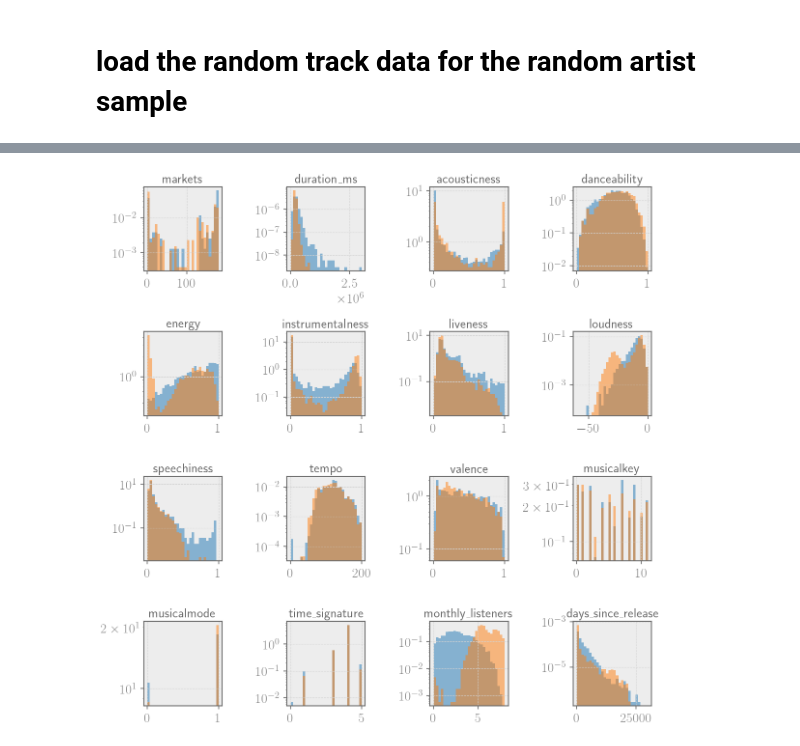
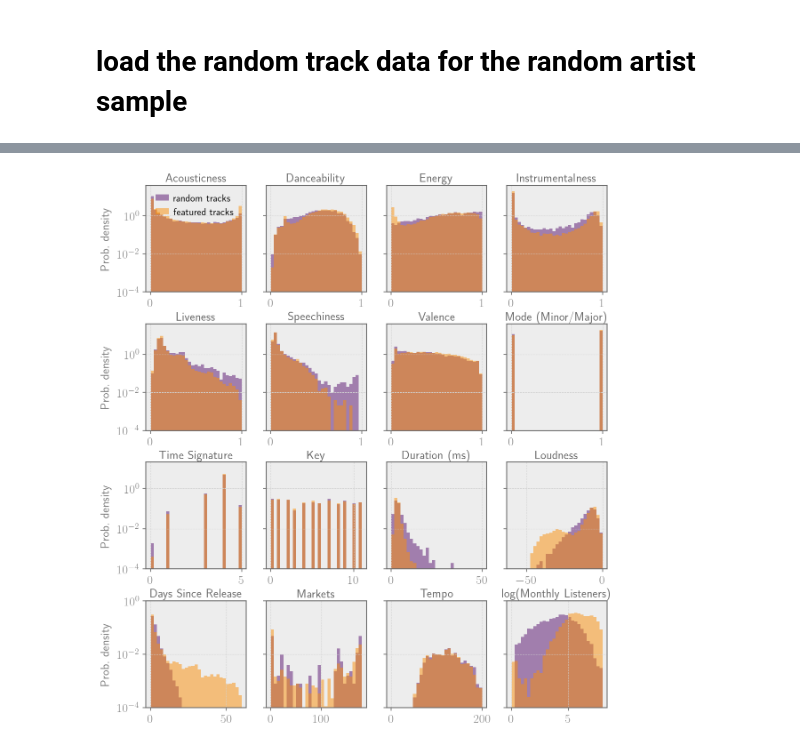
Before and after one commit to sjeffreson/serch, a Jupyter notebook: Editorial-tracks_dstrbns.ipynb, the cells around one changed output, grey strips where cells are left out. Drawn from its saved outputs; the diff is of its cells as text; code cells hidden in the pictures.

```diff
--- a/Editorial-tracks_dstrbns.ipynb
+++ b/Editorial-tracks_dstrbns.ipynb
@@ -163,7 +207,7 @@ Number of artists not found: 0
 # %%
 # convert release date to years since release
 days_since_release, num_old_tracks = [], 0
-for date in dfs_edit.release_date:
+for date in df_edit.release_date:
     try:
         days_since_release.append((datetime.now() - datetime.strptime(date, '%Y-%m-%d')).days)
     except ValueError:
@@ -171,11 +215,13 @@ for date in dfs_edit.release_date:
             days_since_release.append((datetime.now() - datetime.strptime(date, '%Y-%m')).days)
         except ValueError:
             days_since_release.append((datetime.now() - datetime.strptime(date, '%Y')).days)
-dfs_edit['days_since_release'] = days_since_release
+df_edit['days_since_release'] = days_since_release
+# %%
+# convert days since release to years since release
+df_edit['days_since_release'] = df_edit['days_since_release'] / 365
 # %%
 # drop NA and -1 values for the numerical properties
-dfs_edit = dfs_edit.dropna(subset=[column for column in dfs_edit.columns if column in features])
-dfs_edit = dfs_edit.drop(dfs_edit[(dfs_edit[features] == -1).any(axis=1)].index)
-print(dfs_edit.columns)
-dfs_edit.describe()
+df_edit = df_edit.dropna(subset=[column for column in df_edit.columns if column in features])
+df_edit = df_edit.drop_duplicates(subset=['ids'])
+df_edit.describe()
 # %% [output]
@@ -197,25 +257,47 @@ Index(['ids', 'names', 'popularity', 'markets', 'artists', 'release_date',
+# %%
+features = [feature for feature in features if feature in df_edit.columns]
+features = sorted(features, key=lambda x: np.fabs(vmaxs[x]-vmins[x]))
 # %%
 # Create a figure and a grid of subplots
-fig, axs = plt.subplots(4, 4, figsize=(12, 12))
+fig, axs = plt.subplots(4, 4, figsize=(12, 13))
 
 # Plot on each subplot
 for i in range(4):
     for j in range(4):
         featureno = 4*i + j
         vmin, vmax = vmins[features[featureno]], vmaxs[features[featureno]]
         if features[featureno] == 'monthly_listeners':
             axs[i,j].hist(np.log10(df[features[featureno]]+1), bins=np.linspace(np.log10(vmin+1), np.log10(vmax), 30),
-                          log=True, lw=2, alpha=0.5, density=True)
-            axs[i,j].hist(np.log10(dfs_edit[features[featureno]]+1), bins=np.linspace(np.log10(vmin+1), np.log10(vmax), 30),
-                          log=True, lw=2, alpha=0.5, density=True)
+                          log=True, lw=2, alpha=0.5, color=plt.cm.inferno(0.25), density=True)
+            axs[i,j].hist(np.log10(df_edit[features[featureno]]+1), bins=np.linspace(np.log10(vmin+1), np.log10(vmax), 30),
+                          log=True, lw=2, alpha=0.5, color=plt.cm.inferno(0.75), density=True)
         else:
             axs[i,j].hist(df[features[featureno]], bins=np.linspace(vmin, vmax, 30),
-                          log=True, lw=2, alpha=0.5, density=True)
-            axs[i,j].hist(dfs_edit[features[featureno]], bins=np.linspace(vmin, vmax, 30),
-                          log=True, lw=2, alpha=0.5, density=True)
-        axs[i,j].set_title(features[featureno])
+                          log=True, lw=2, alpha=0.5, color=plt.cm.inferno(0.25), density=True)
+            axs[i,j].hist(df_edit[features[featureno]], bins=np.linspace(vmin, vmax, 30),
+                          log=True, lw=2, alpha=0.5, color=plt.cm.inferno(0.75), density=True)
+        if i<2:
+            axs[i,j].set_ylim([1.e-4, 40.])
+        elif i==2:
+            axs[i,j].set_ylim([1.e-4, 20.])
+        else:
+            axs[i,j].set_ylim([1.e-4, 1.])
+        axs[i,j].set_title(feature_titles[features[featureno]])
+        if j>0:
+            axs[i,j].set_yticklabels([])
+        else:
+            axs[i,j].set_ylabel('Prob.~density')
+
+# add a custom legend to the first axis
+axs[0,0].plot([], [], lw=10, color=plt.cm.inferno(0.25), label='random tracks', alpha=0.5)
+axs[0,0].plot([], [], lw=10, color=plt.cm.inferno(0.75), label='featured tracks', alpha=0.5)
+axs[0,0].legend(loc='upper center', fontsize=16, frameon=False, handlelength=0.7, ncols=1)
 
 plt.tight_layout()
+plt.subplots_adjust(wspace=0.2, hspace=0.3)
+
+plt.savefig("/n/holystore01/LABS/itc_lab/Users/sjeffreson/serch/figs/track_properties.png",
+            format='png', bbox_inches='tight', dpi=200)
 plt.show()
 # %% [output]
-[figure, old version]
+[figure, new version]
```
Also changed, not shown: parts of 15 cells of this notebook, 7 other files.
